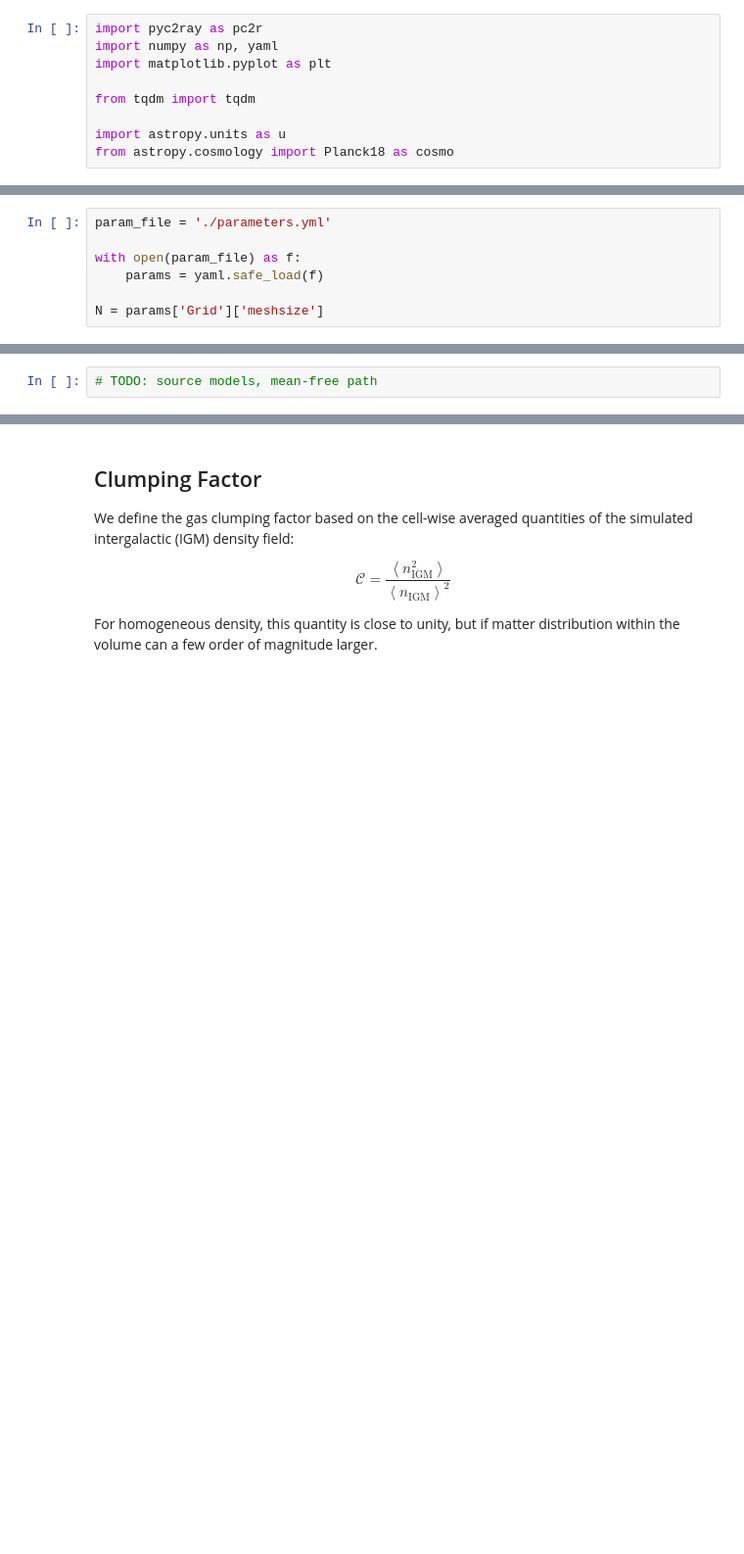
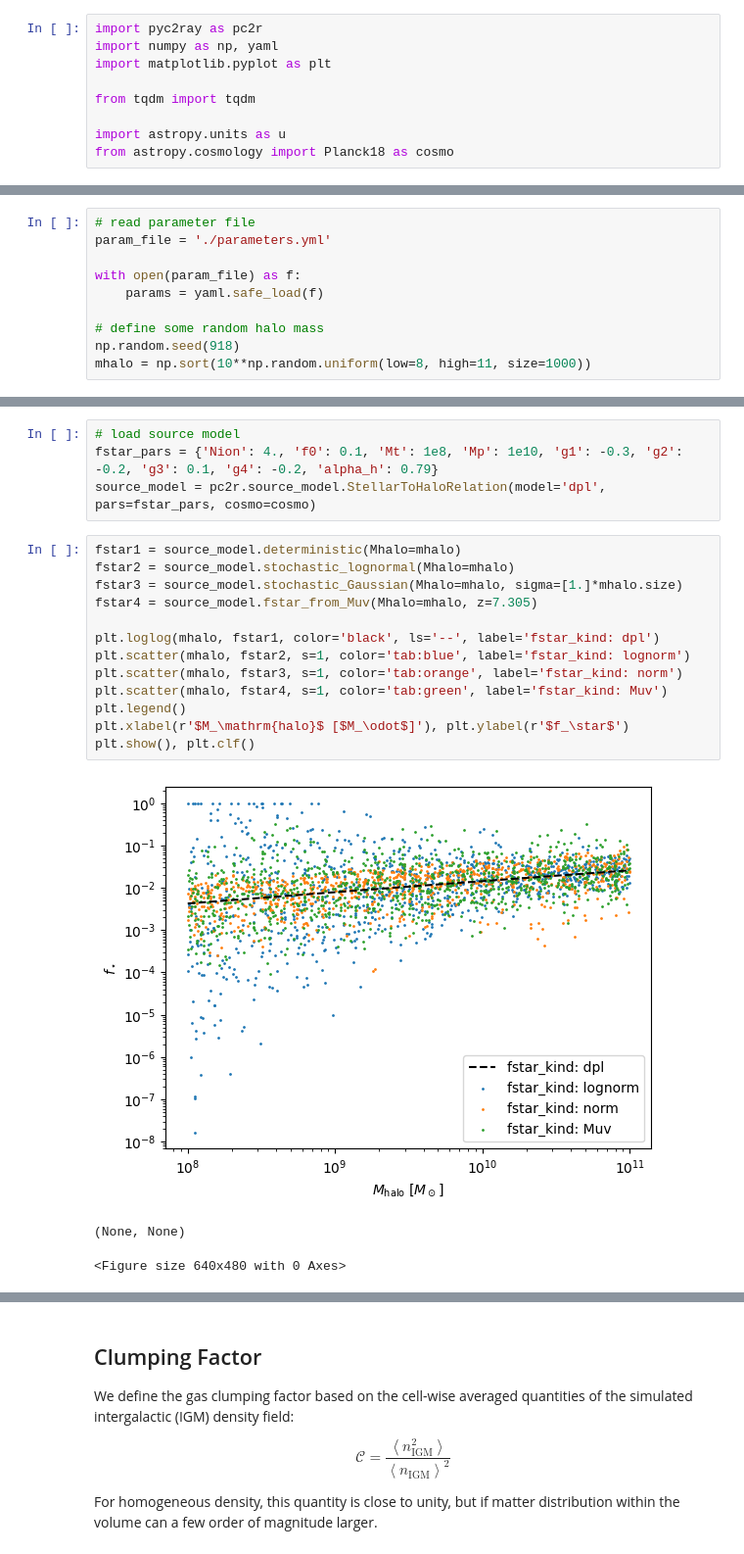
Before and after one commit to cosmic-reionization/pyC2Ray, a Jupyter notebook: docs/tutorials/source_sink.ipynb, the cells around one changed output, grey strips where cells are left out. Shown at 98% size. Drawn from its saved outputs; the diff is of its cells as text; blank space fills up the shorter version.

```diff
--- a/docs/tutorials/source_sink.ipynb
+++ b/docs/tutorials/source_sink.ipynb
@@ -16,7 +28,10 @@ As for most of the example scripts, we group the simulation paramateres in the d
 # %%
+# read parameter file
 param_file = './parameters.yml'
 
 with open(param_file) as f:
     params = yaml.safe_load(f)
 
-N = params['Grid']['meshsize']
+# define some random halo mass
+np.random.seed(918)
+mhalo = np.sort(10**np.random.uniform(low=8, high=11, size=1000))
@@ -23,2 +61,21 @@ N = params['Grid']['meshsize']
 # %%
-# TODO: source models, mean-free path
+# load source model
+fstar_pars = {'Nion': 4., 'f0': 0.1, 'Mt': 1e8, 'Mp': 1e10, 'g1': -0.3, 'g2': -0.2, 'g3': 0.1, 'g4': -0.2, 'alpha_h': 0.79}
+source_model = pc2r.source_model.StellarToHaloRelation(model='dpl', pars=fstar_pars, cosmo=cosmo)
+# %%
+fstar1 = source_model.deterministic(Mhalo=mhalo)
+fstar2 = source_model.stochastic_lognormal(Mhalo=mhalo)
+fstar3 = source_model.stochastic_Gaussian(Mhalo=mhalo, sigma=[1.]*mhalo.size)
+fstar4 = source_model.fstar_from_Muv(Mhalo=mhalo, z=7.305)
+
+plt.loglog(mhalo, fstar1, color='black', ls='--', label='fstar_kind: dpl')
+plt.scatter(mhalo, fstar2, s=1, color='tab:blue', label='fstar_kind: lognorm')
+plt.scatter(mhalo, fstar3, s=1, color='tab:orange', label='fstar_kind: norm')
+plt.scatter(mhalo, fstar4, s=1, color='tab:green', label='fstar_kind: Muv')
+plt.legend()
+plt.xlabel(r'$M_\mathrm{halo}$ [$M_\odot$]'), plt.ylabel(r'$f_\star$')
+plt.show(), plt.clf()
+# %% [output]
+[figure, added]
+(None, None)
+<Figure size 640x480 with 0 Axes>
```
Also changed, not shown: parts of 21 cells of this notebook, 3 other files.
